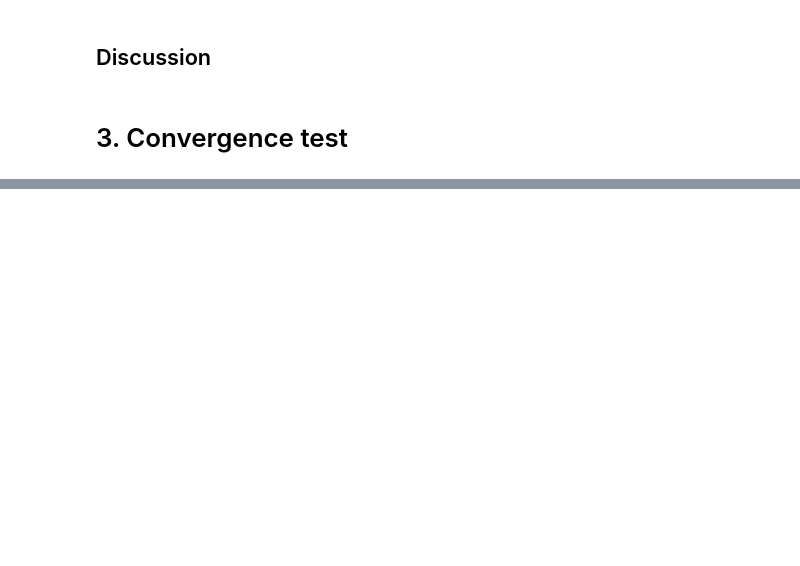
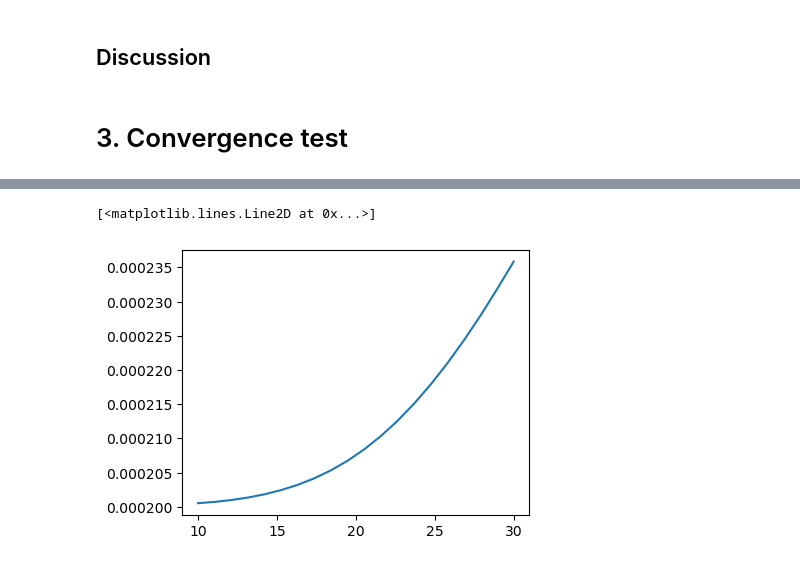
Before and after one commit to jianyangwu1996/CPho, a Jupyter notebook: homework3/Homework_3_report_group_3.ipynb, the cells around one changed output, grey strips where cells are left out. Saved outputs shown, nothing was run; the diff lists cells and outputs as text; code cells hidden in the pictures; blank space fills up the shorter version.

```diff
--- a/homework3/Homework_3_report_group_3.ipynb
+++ b/homework3/Homework_3_report_group_3.ipynb
@@ -131,0 +312,30 @@ def field_source(x, y, t, j0, f, t0, tau, w):
+# %%
+# Define the fdtd_1d function with the provided implementation
+
+# constants
+c = 2.99792458e8
+mu0 = 4 * np.pi * 1e-7
+eps0 = 1 / (mu0 * c ** 2)
+Z0 = np.sqrt(mu0 / eps0)
+
+# geometry parameters
+x_span = 18e-6
+n1 = 1
+
+# simulation parameters
+time_span = 60e-15
+
+# source parameters
+source_frequency = 500e12
+source_position = 0
+source_pulse_length = 1e-15
+# %%
+dx=np.linspace(10, 30, 20)*10**-9
+S = np.zeros((20,))
+for i, dxi in enumerate(dx):
+    Nx = int(round(x_span/dxi)) + 1 # number of grid points
+    eps_rel=np.ones((Nx,))
+    Ez, Hy, x, t = fdtd_1d_convergence_fixed_time(eps_rel, dxi, time_span, source_frequency, source_position, source_pulse_length)
+    print('Ez shape:', Ez.shape)
+    print('Hy shape:', Hy.shape)
+    print('---------------------------------------------------------------')
@@ -131,0 +360,17 @@ def field_source(x, y, t, j0, f, t0, tau, w):
+# %%
+dx=np.linspace(10, 30, 20)*10**-9
+S = np.zeros((20,))
+for i, dxi in enumerate(dx):
+    Nx = int(round(x_span/dxi)) + 1 # number of grid points
+    eps_rel=np.ones((Nx,))
+    Ez, Hy, x, t = fdtd_1d_convergence_fixed_time(eps_rel, dxi, time_span, source_frequency, source_position, source_pulse_length)
+    Ez_out=Ez[-1, :]
+    Hy_out=Hy[-1, :]
+    S[i]=np.sum(np.abs(Ez_out))
+# %%
+xx=np.linspace(10, 30, len(S))
+plt.figure()
+plt.plot(xx, S)
+# %% [output]
+[<matplotlib.lines.Line2D at 0x...>]
+[figure, added]
```
Also changed, not shown: parts of 18 cells of this notebook, 11 other files.
